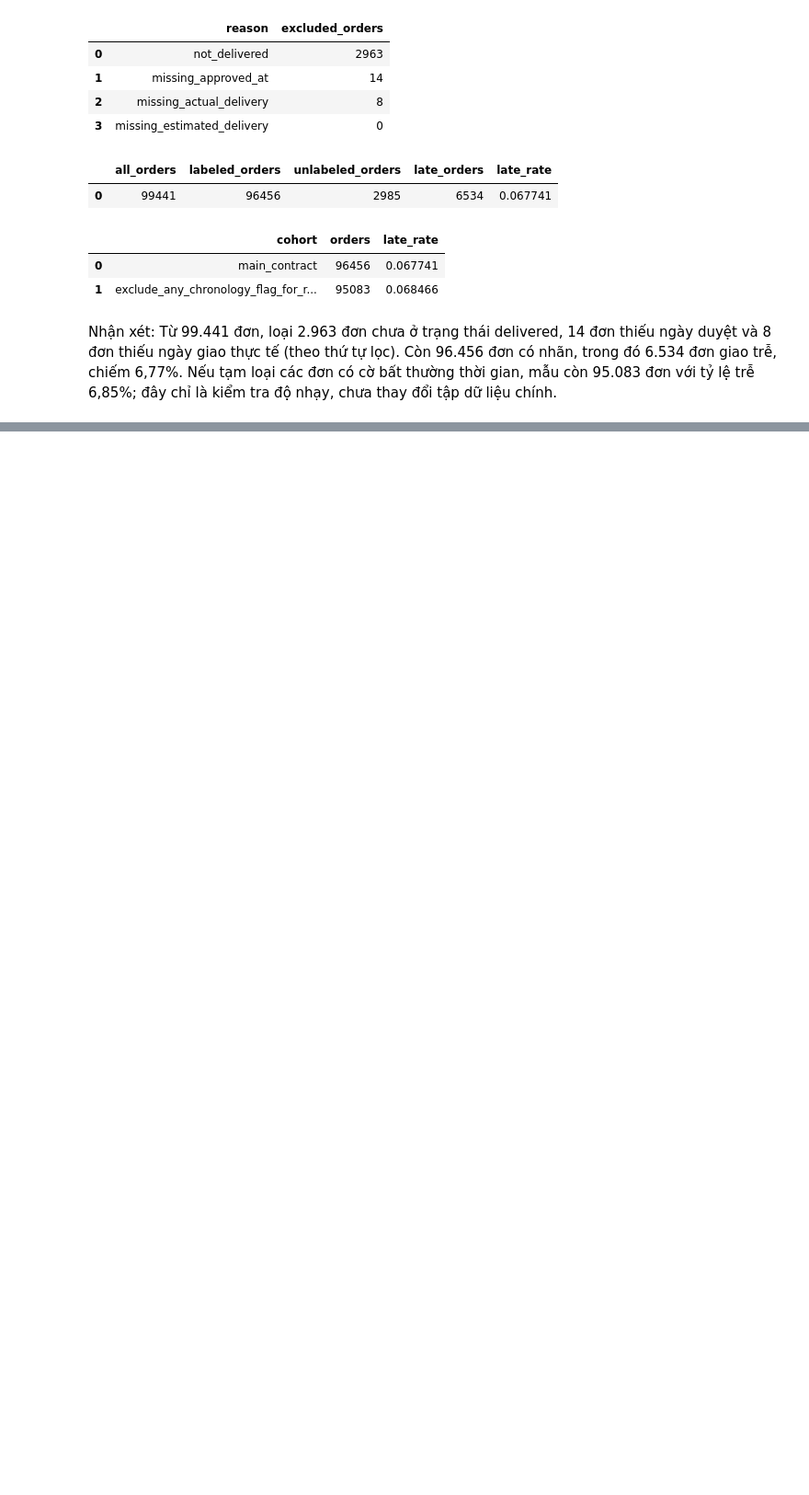
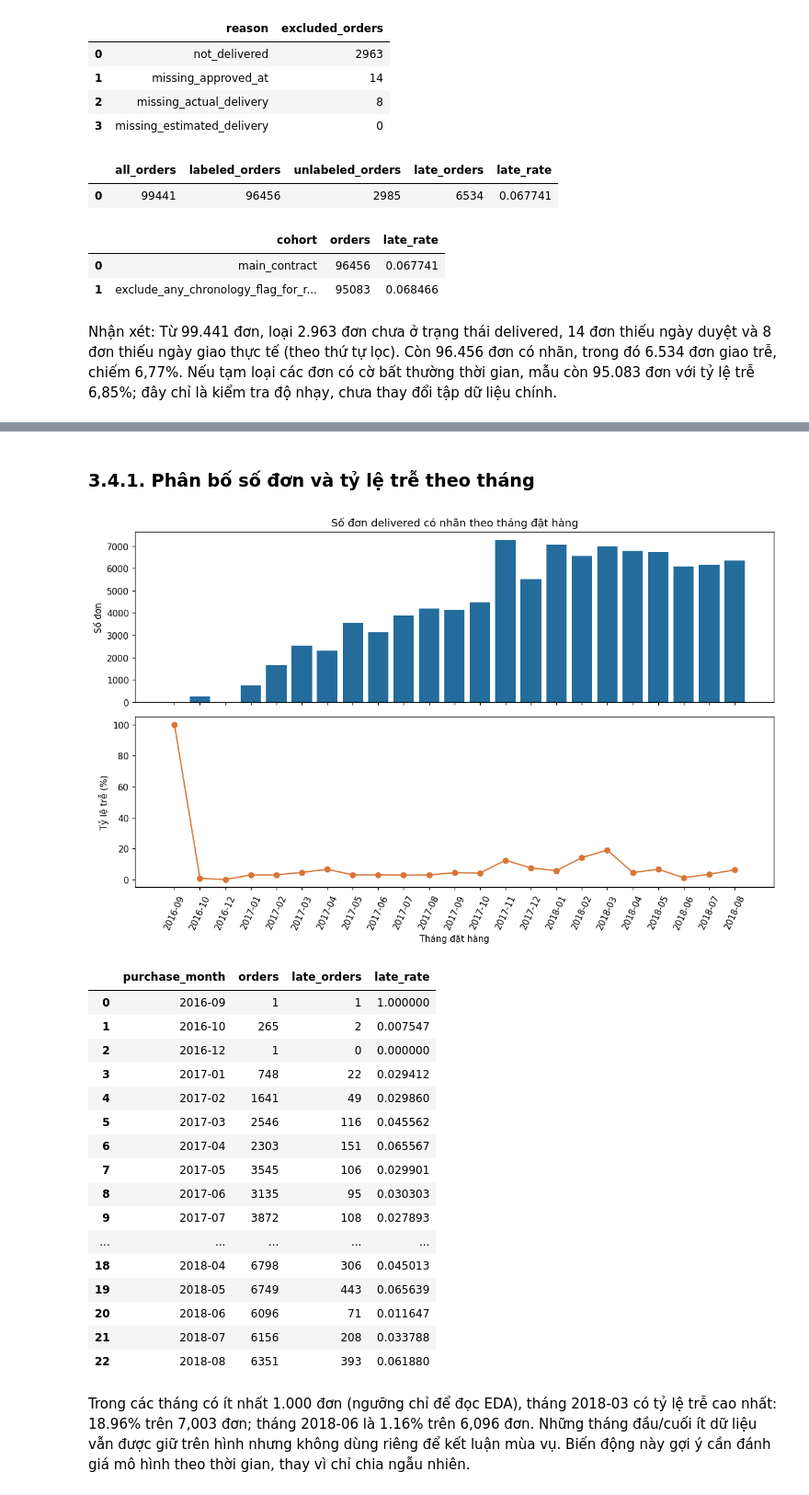
Before and after one commit to tanlen06-debug/Do_An_Khoa_hoc_du_lieu---GR02, a Jupyter notebook: notebooks/03_LAM_LINH_chuong_3.ipynb, the cells around one changed output, grey strips where cells are left out. Shown at 92% size. Drawn from its saved outputs; the diff is of its cells as text; code cells hidden in the pictures; blank space fills up the shorter version.

```diff
--- a/notebooks/03_LAM_LINH_chuong_3.ipynb
+++ b/notebooks/03_LAM_LINH_chuong_3.ipynb
@@ -1042,0 +792,36 @@ Kết luận: Notebook đã chạy đến bước kiểm tra cuối và báo PAS
+# %% [markdown]
+### 3.4.1. Phân bố số đơn và tỷ lệ trễ theo tháng
+# %%
+monthly=eda['purchase_month'].sort_values('purchase_month')
+fig,axes=plt.subplots(2,1,figsize=(11,7),sharex=True)
+axes[0].bar(monthly['purchase_month'].astype(str),monthly['orders'],color='#246C9C')
+axes[0].set(ylabel='Số đơn',title='Số đơn delivered có nhãn theo tháng đặt hàng')
+axes[1].plot(monthly['purchase_month'].astype(str),100*monthly['late_rate'],marker='o',color='#D87536')
+axes[1].set(ylabel='Tỷ lệ trễ (%)',xlabel='Tháng đặt hàng')
+axes[1].tick_params(axis='x',rotation=65)
+fig.tight_layout(); fig.savefig(FIGURES/'ch03_monthly.png',bbox_inches='tight'); plt.show()
+
+display(monthly)
+large=monthly.loc[monthly['orders']>=1000]
+peak=large.loc[large['late_rate'].idxmax()]; low=large.loc[large['late_rate'].idxmin()]
+explain('month',f"Trong các tháng có ít nhất 1.000 đơn (ngưỡng chỉ để đọc EDA), tháng {peak['purchase_month']} có tỷ lệ trễ cao nhất: {peak['late_rate']:.2%} trên {int(peak['orders']):,} đơn; tháng {low['purchase_month']} là {low['late_rate']:.2%} trên {int(low['orders']):,} đơn. Những tháng đầu/cuối ít dữ liệu vẫn được giữ trên hình nhưng không dùng riêng để kết luận mùa vụ. Biến động này gợi ý cần đánh giá mô hình theo thời gian, thay vì chỉ chia ngẫu nhiên.")
+# %% [output]
+[figure, added]
+|  | purchase_month | orders | late_orders | late_rate |
+| 0 | 2016-09 | 1 | 1 | 1.000000 |
+| 1 | 2016-10 | 265 | 2 | 0.007547 |
+| 2 | 2016-12 | 1 | 0 | 0.000000 |
+| 3 | 2017-01 | 748 | 22 | 0.029412 |
+| 4 | 2017-02 | 1641 | 49 | 0.029860 |
+| 5 | 2017-03 | 2546 | 116 | 0.045562 |
+| 6 | 2017-04 | 2303 | 151 | 0.065567 |
+| 7 | 2017-05 | 3545 | 106 | 0.029901 |
+| 8 | 2017-06 | 3135 | 95 | 0.030303 |
+| 9 | 2017-07 | 3872 | 108 | 0.027893 |
+| ... | ... | ... | ... | ... |
+| 18 | 2018-04 | 6798 | 306 | 0.045013 |
+| 19 | 2018-05 | 6749 | 443 | 0.065639 |
+| 20 | 2018-06 | 6096 | 71 | 0.011647 |
+| 21 | 2018-07 | 6156 | 208 | 0.033788 |
+| 22 | 2018-08 | 6351 | 393 | 0.061880 |
+Trong các tháng có ít nhất 1.000 đơn (ngưỡng chỉ để đọc EDA), tháng 2018-03 có tỷ lệ trễ cao nhất: 18.96% trên 7,003 đơn; tháng 2018-06 là 1.16% trên 6,096 đơn. Những tháng đầu/cuối ít dữ liệu vẫn được giữ trên hình nhưng không dùng riêng để kết luận mùa vụ. Biến động này gợi ý cần đánh giá mô hình theo thời gian, thay vì chỉ chia ngẫu nhiên.
```
Also changed, not shown: parts of 92 cells of this notebook, 1 other file.
